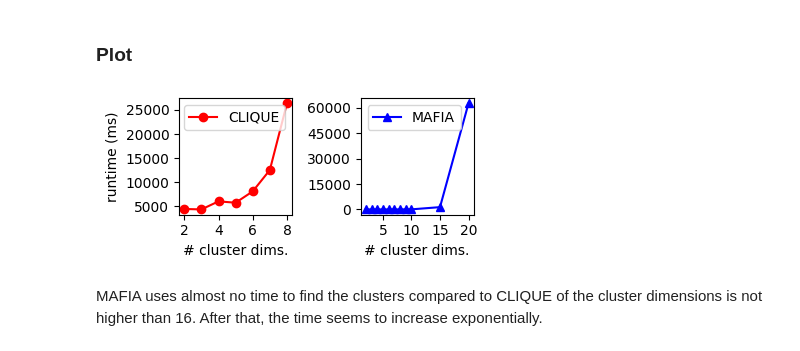
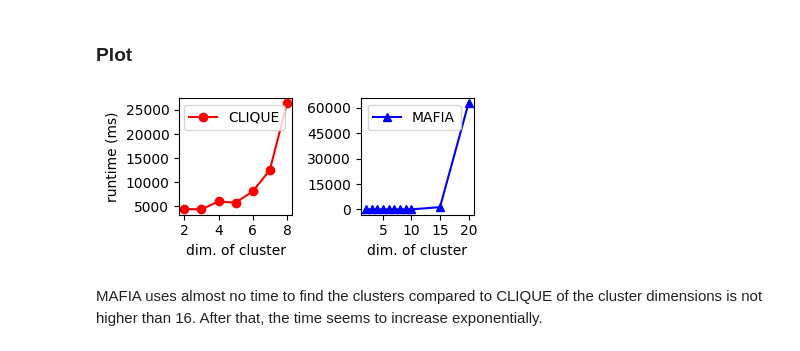
Before and after one commit to henrikdchristensen/SDU-Data-Mining-Exam, a Jupyter notebook: src/evaluation.ipynb, the cells around one changed output. Drawn from its saved outputs; the diff is of its cells as text; code cells hidden in the pictures.

```diff
--- a/src/evaluation.ipynb
+++ b/src/evaluation.ipynb
@@ -256,36 +256,36 @@ import matplotlib.ticker as ticker
 # Data
 dims =   [2   , 3   , 4   , 5   , 6   , 7    , 8    , 9 , 10, 15 , 20]
 mafia =  [45  , 63  , 55  , 45  , 63  , 55   , 60   , 79, 86, 1387, 62607]
 clique = [4440, 4347, 6017, 5740, 8093, 12532, 26373]
 
 # Figure with 2 subplots
 fig, axs = plt.subplots(1, 2, figsize=(4, 1.9))
 
 # CLIQUE
 axs[0].plot(dims[:len(clique)], clique, 'ro-', label='CLIQUE')
-axs[0].set_xlabel('# cluster dims.')
+axs[0].set_xlabel('dim. of cluster')
 axs[0].set_ylabel('runtime (ms)')
 axs[0].xaxis.set_major_locator(ticker.MaxNLocator(4))
 axs[0].yaxis.set_major_locator(ticker.MaxNLocator(5))
 axs[0].legend()
 
 # MAFIA
 axs[1].plot(dims, mafia, 'b^-', label='MAFIA')
-axs[1].set_xlabel('# cluster dims.')
+axs[1].set_xlabel('dim. of cluster')
 axs[1].xaxis.set_major_locator(ticker.MaxNLocator(4))
 axs[1].yaxis.set_major_locator(ticker.MaxNLocator(5))
 axs[1].legend()
 
 # Tight layout
 plt.tight_layout()
 
 # Save plot
 plt.savefig(dir_to_save_plots + 'cluster_dimensionality_vs_runtime.png')
 
 # Show plot
 plt.show()
 # %% [output]
-[figure, old version]
+[figure, new version]
 # %% [markdown]
 MAFIA uses almost no time to find the clusters compared to CLIQUE of the cluster dimensions is not higher than 16. After that, the time seems to increase exponentially.
 # %% [markdown]
```
Also changed, not shown: parts of 1 cell of this notebook, 4 other files.
